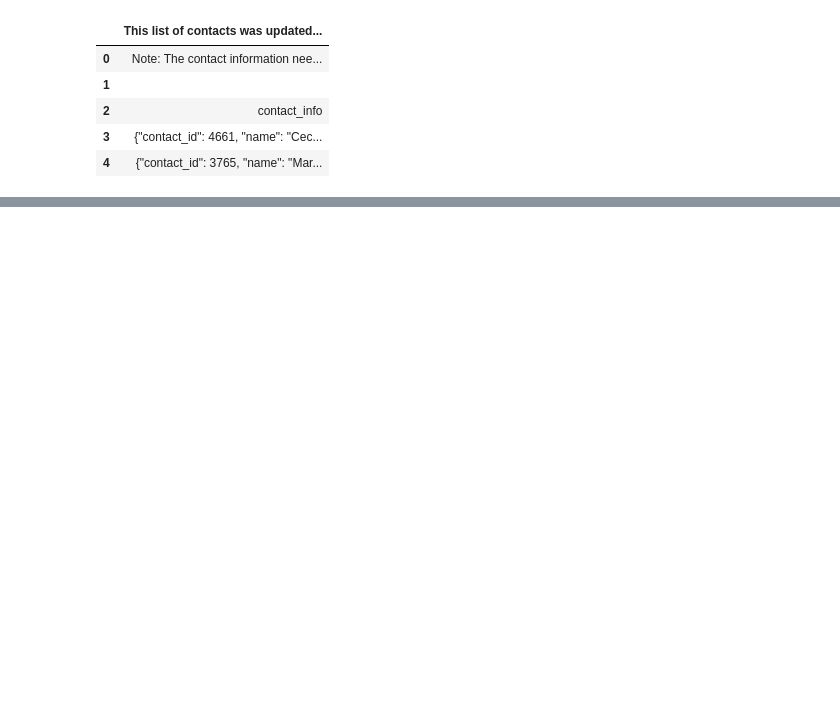
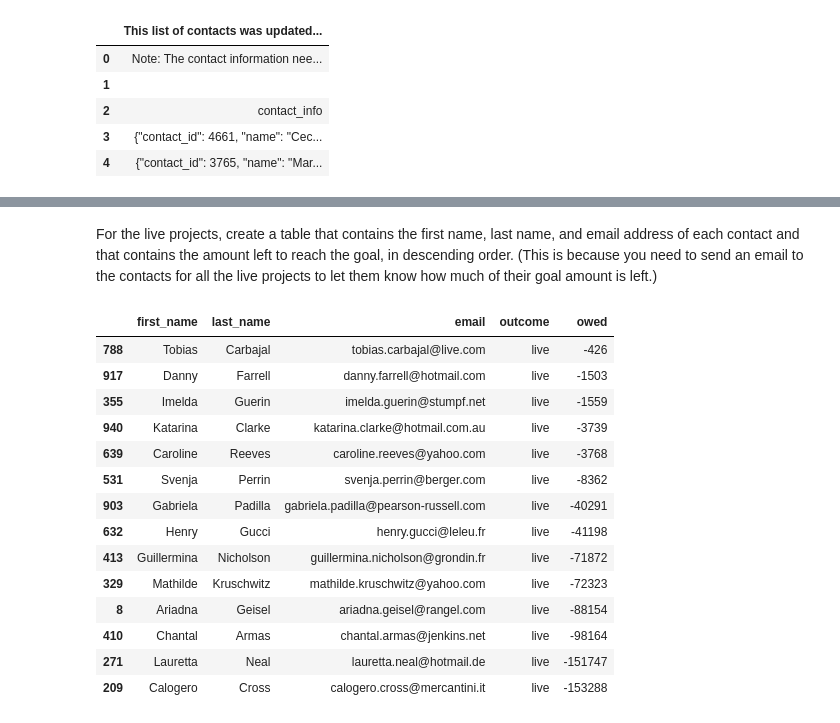
Before and after one commit to inventor-2-developer/Crowdfunding_ETL, a Jupyter notebook: Extracting_Transform_Load_Assignment.ipynb, the cells around one changed output, grey strips where cells are left out. Drawn from its saved outputs; the diff is of its cells as text; code cells hidden in the pictures; blank space fills up the shorter version.

```diff
--- a/Extracting_Transform_Load_Assignment.ipynb
+++ b/Extracting_Transform_Load_Assignment.ipynb
@@ -63,2 +57,2 @@ for index in range(len(merge_df['category & sub-category'])):
 # %%
-merge_two_df['category']
+new_df=merge_df.drop(['category & sub-category'], axis=1)                                                 #dropping the column
@@ -82,0 +87,5 @@ re.findall(r'([^\d]+)', word)  #^\S+
+# %%
+new_df['goal_percentage']=new_df['pledged'] / new_df.groupby('outcome')['goal'].transform('sum')*100          # goal percentage
+
+df_1 = new_df.loc[:, ["goal", "outcome","pledged","goal_percentage"]].sort_values(by='goal_percentage',ascending=False)
+df_1.groupby(['outcome']).sum().sort_values(by='goal_percentage',ascending=False)
@@ -82,0 +102,5 @@ re.findall(r'([^\d]+)', word)  #^\S+
+# %%
+new_df['goal_percentage']=new_df['pledged'] / new_df.groupby('category')['goal'].transform('sum')*100          # goal percentage
+
+df_2 = new_df.loc[:, ["goal", "category","pledged","goal_percentage"]].sort_values(by='goal_percentage',ascending=False)
+df_2.groupby(['category']).sum().sort_values(by='goal_percentage',ascending=False)
@@ -82,0 +122,5 @@ re.findall(r'([^\d]+)', word)  #^\S+
+# %%
+new_df['goal_percentage']=new_df['pledged'] / new_df.groupby('sub-category')['goal'].transform('sum')*100     # goal percentage
+
+df_3 = new_df.loc[:, ["goal", "sub-category","pledged","goal_percentage"]].sort_values(by='goal_percentage',ascending=False)
+df_3.groupby(['sub-category']).sum().sort_values(by='goal_percentage',ascending=False)
@@ -82,0 +146,26 @@ re.findall(r'([^\d]+)', word)  #^\S+
+# %% [markdown]
+For the live projects, create a table that contains the first name, last name, and email address of each contact
+and that contains the amount left to reach the goal, in descending order.
+(This is because you need to send an email to the contacts for all the live projects to let them know
+ how much of their goal amount is left.)
+# %%
+owed=new_df['pledged']-new_df['goal']                                                                  # creating a owed column
+new_df['owed']=owed
+live_project_df=new_df[['first_name','last_name','email','outcome','owed']]
+live_project_df[live_project_df['outcome']=='live'].sort_values(by='owed',ascending=False)
+# %% [output]
+|  | first_name | last_name | email | outcome | owed |
+| 788 | Tobias | Carbajal | tobias.carbajal@live.com | live | -426 |
+| 917 | Danny | Farrell | danny.farrell@hotmail.com | live | -1503 |
+| 355 | Imelda | Guerin | imelda.guerin@stumpf.net | live | -1559 |
+| 940 | Katarina | Clarke | katarina.clarke@hotmail.com.au | live | -3739 |
+| 639 | Caroline | Reeves | caroline.reeves@yahoo.com | live | -3768 |
+| 531 | Svenja | Perrin | svenja.perrin@berger.com | live | -8362 |
+| 903 | Gabriela | Padilla | gabriela.padilla@pearson-russell.com | live | -40291 |
+| 632 | Henry | Gucci | henry.gucci@leleu.fr | live | -41198 |
+| 413 | Guillermina | Nicholson | guillermina.nicholson@grondin.fr | live | -71872 |
+| 329 | Mathilde | Kruschwitz | mathilde.kruschwitz@yahoo.com | live | -72323 |
+| 8 | Ariadna | Geisel | ariadna.geisel@rangel.com | live | -88154 |
+| 410 | Chantal | Armas | chantal.armas@jenkins.net | live | -98164 |
+| 271 | Lauretta | Neal | lauretta.neal@hotmail.de | live | -151747 |
+| 209 | Calogero | Cross | calogero.cross@mercantini.it | live | -153288 |
```
Also changed, not shown: parts of 19 cells of this notebook.
